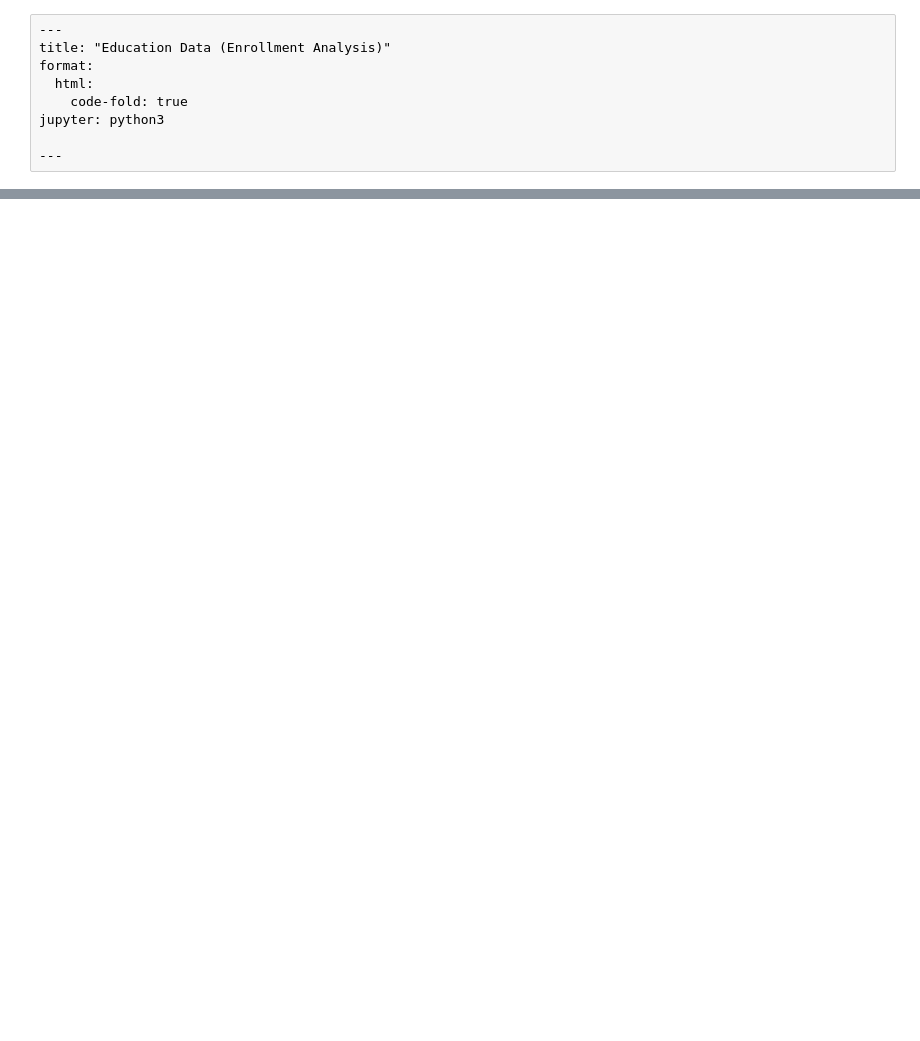
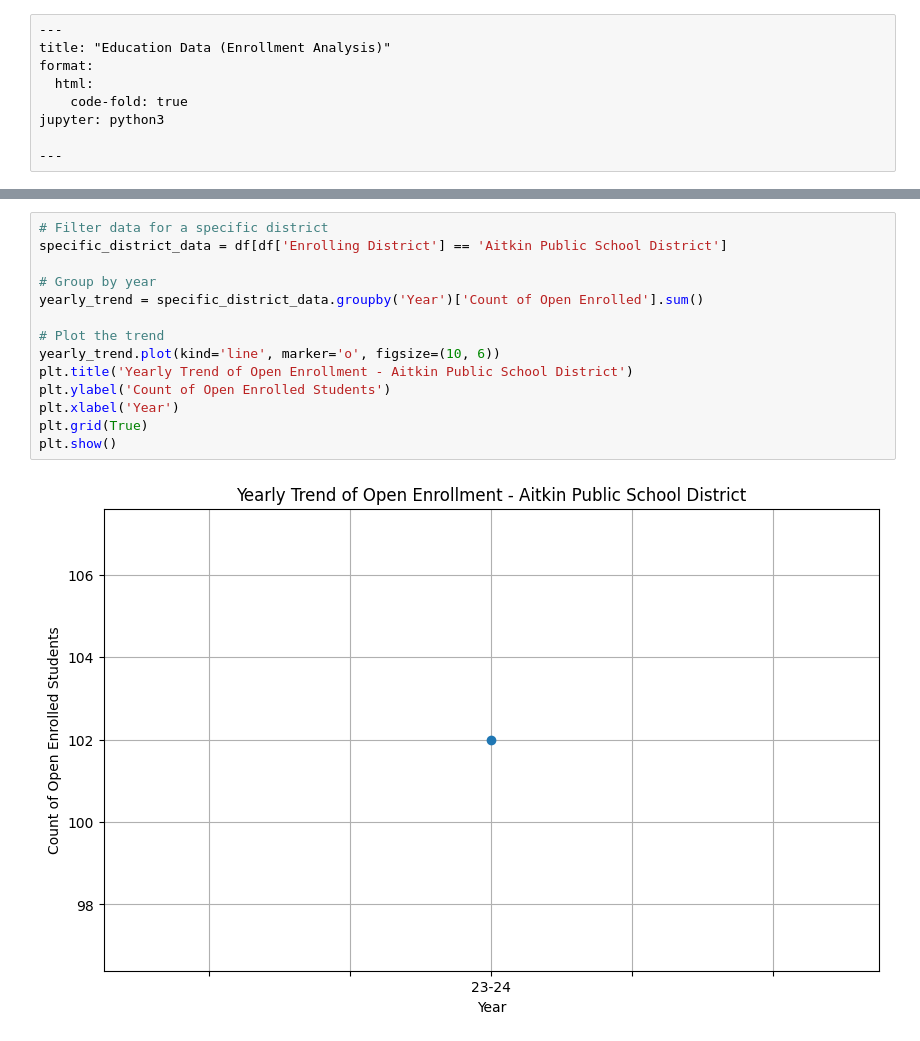
Before and after one commit to sahab-bahaji/education-data, a Jupyter notebook: docs/hello.ipynb, the cells around one changed output, grey strips where cells are left out. Saved outputs shown, nothing was run; the diff lists cells and outputs as text; blank space fills up the shorter version.

```diff
--- a/docs/hello.ipynb
+++ b/docs/hello.ipynb
@@ -112,0 +56,16 @@ fig5.show()
+# %%
+# Filter data for a specific district
+specific_district_data = df[df['Enrolling District'] == 'Aitkin Public School District']
+
+# Group by year
+yearly_trend = specific_district_data.groupby('Year')['Count of Open Enrolled'].sum()
+
+# Plot the trend
+yearly_trend.plot(kind='line', marker='o', figsize=(10, 6))
+plt.title('Yearly Trend of Open Enrollment - Aitkin Public School District')
+plt.ylabel('Count of Open Enrolled Students')
+plt.xlabel('Year')
+plt.grid(True)
+plt.show()
+# %% [output]
+[figure, added]
```
Also changed, not shown: parts of 12 cells of this notebook, 7 other files.
